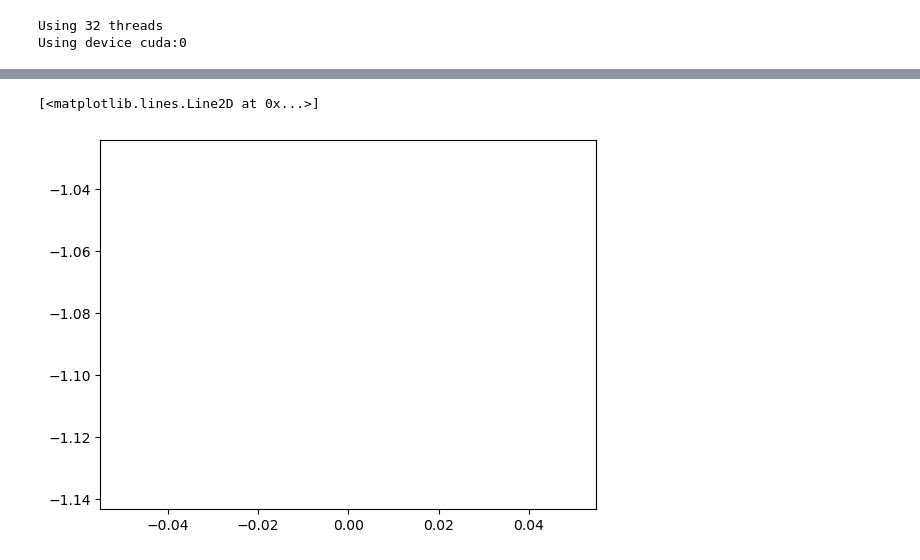
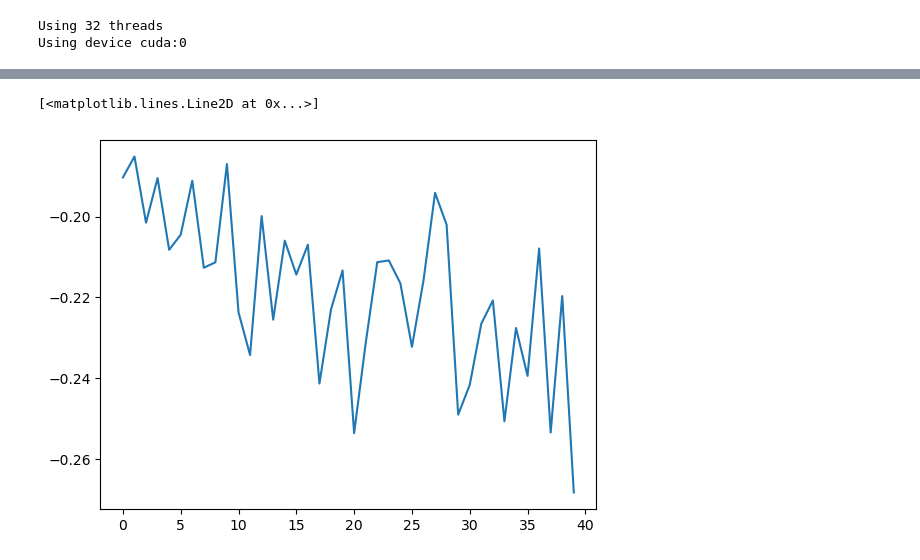
Before and after one commit to rkjk/raga-analysis, a Jupyter notebook: raga_python/notebooks/raga-simple-test.ipynb, the cells around one changed output, grey strips where cells are left out. Cells and saved outputs as stored; diff of their text form; code cells hidden in the pictures.

```diff
--- a/raga_python/notebooks/raga-simple-test.ipynb
+++ b/raga_python/notebooks/raga-simple-test.ipynb
@@ -292,8 +576,8 @@ for i in range(epochs, epochs + max_steps):
 # %%
-plt.plot(torch.tensor(lossi).view(-1, 1000).mean(1))
+plt.plot(torch.tensor(lossi).view(-1, 10).mean(1))
 # %% [output]
 [<matplotlib.lines.Line2D at 0x...>]
-[figure, old version]
+[figure, new version]
 # %%
 # visualize histograms
 plt.figure(figsize=(20, 4)) # width and height of the plot
```
Also changed, not shown: parts of 36 cells of this notebook, 2 other files.
